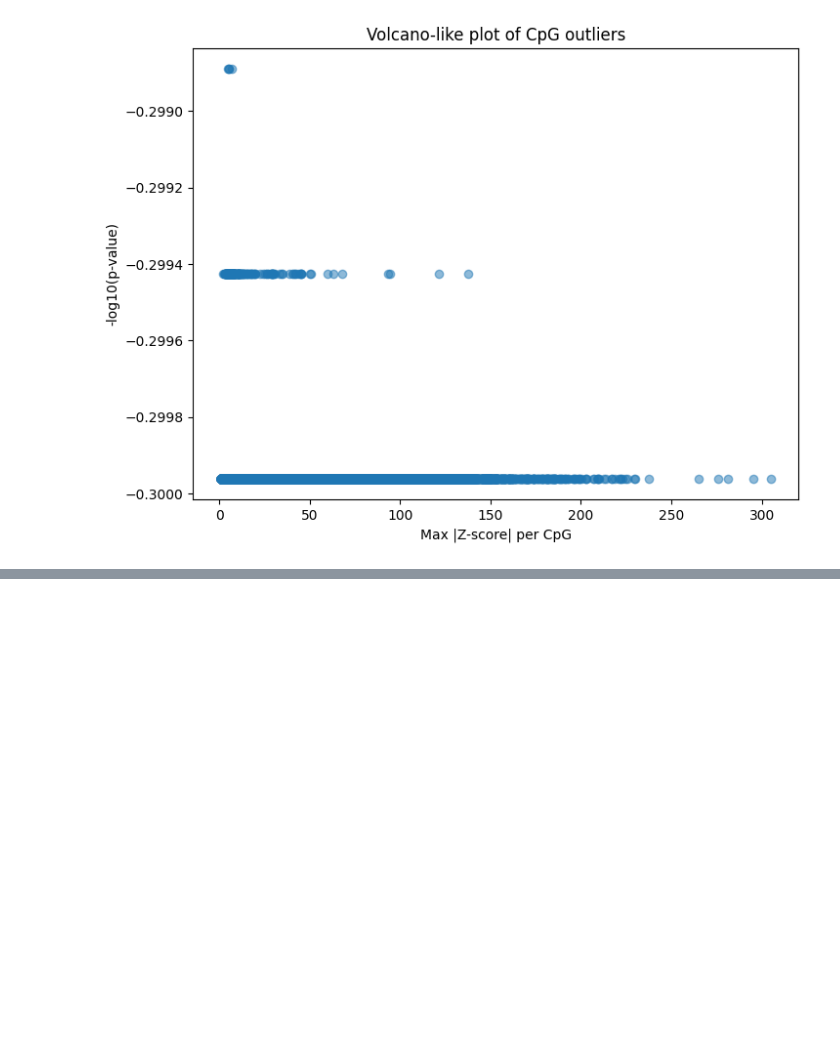
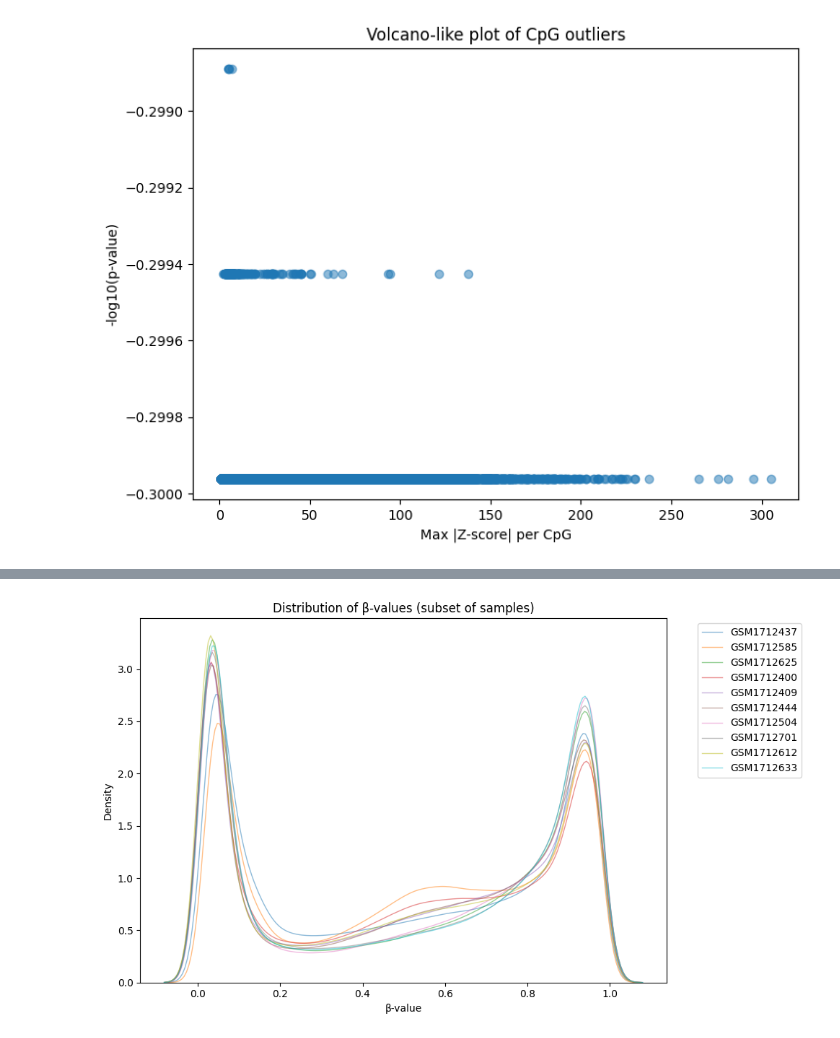
Before and after one commit to elisabettaroviera/THESIS, a Jupyter notebook: 01 - Notebook/01-data-exploration.ipynb, the cells around one changed output, grey strips where cells are left out. Saved outputs shown, nothing was run; the diff lists cells and outputs as text; code cells hidden in the pictures; blank space fills up the shorter version.

```diff
--- a/01 - Notebook/01-data-exploration.ipynb
+++ b/01 - Notebook/01-data-exploration.ipynb
@@ -307,0 +264,19 @@ plt.show()
+# %%
+warnings.filterwarnings('ignore')
+
+# Seleziona un sottoinsieme di campioni (righe)
+subset_samples = raw_dataset.sample(n=10, axis=0, random_state=42)  # 10 campioni casuali
+
+# Plot delle distribuzioni dei beta-values per ciascun campione
+plt.figure(figsize=(10, 6))
+for i, (idx, row) in enumerate(subset_samples.iterrows()):
+    sns.kdeplot(row.dropna(), alpha=0.5, linewidth=1, label=idx)
+
+plt.title('Distribution of β-values (subset of samples)')
+plt.xlabel('β-value')
+plt.ylabel('Density')
+plt.legend(bbox_to_anchor=(1.05, 1), loc='upper left')
+plt.tight_layout()
+plt.show()
+# %% [output]
+[figure, added]
```
Also changed, not shown: parts of 19 cells of this notebook.
